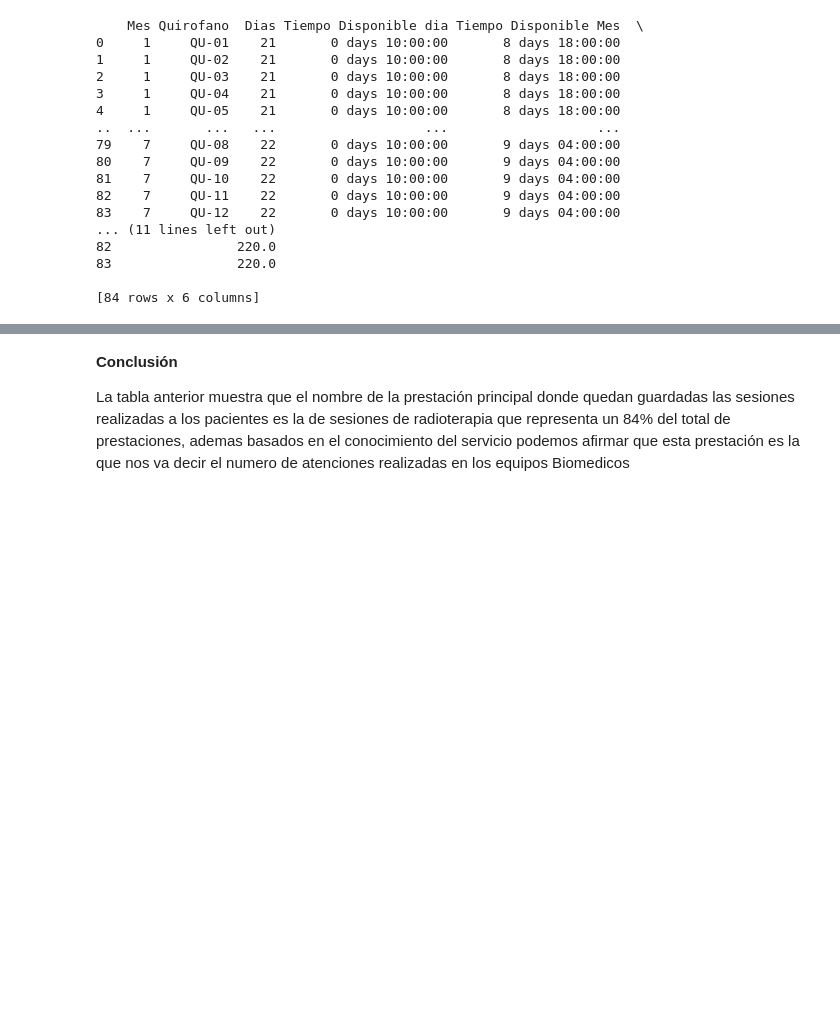
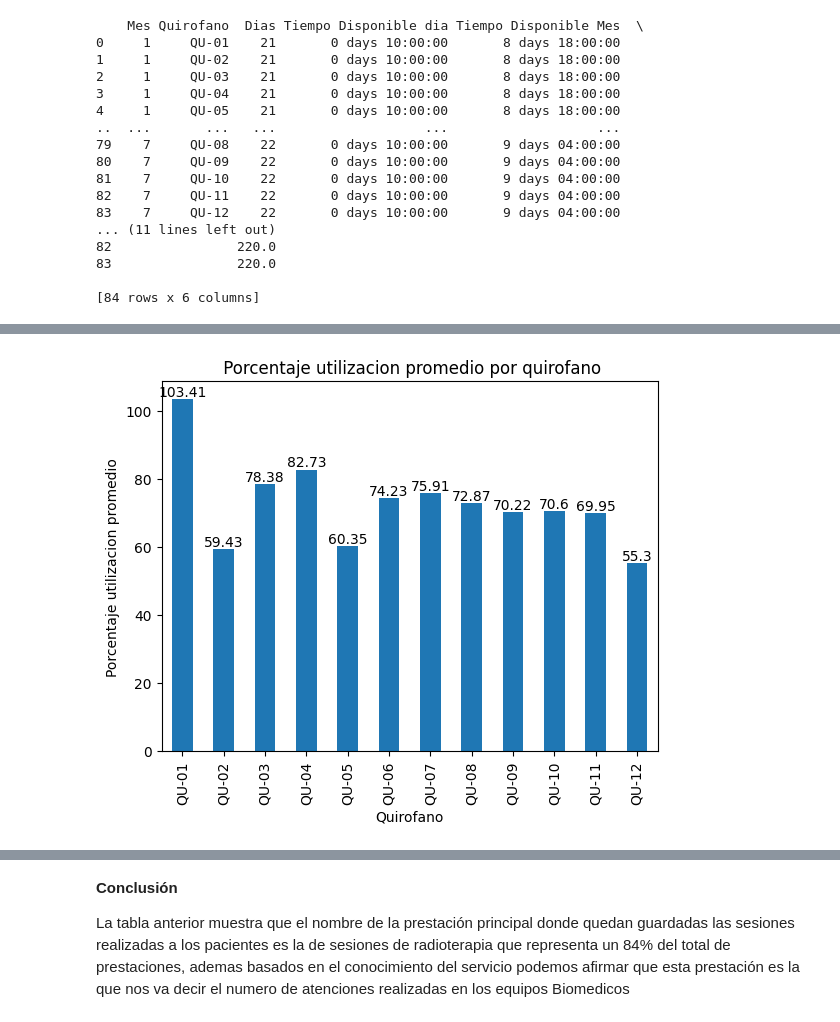
Before and after one commit to DavidD95/Clase_ADA_2024, a Jupyter notebook: Proyecto_ClaseEDA copy.ipynb, the cells around one changed output, grey strips where cells are left out. Cells and saved outputs as stored; diff of their text form; code cells hidden in the pictures; blank space fills up the shorter version.

```diff
--- a/Proyecto_ClaseEDA copy.ipynb
+++ b/Proyecto_ClaseEDA copy.ipynb
@@ -535,3 +592,25 @@ df3
+# %%
+
+# Calcular el porcentaje utilizado promedio por quirofano
+df5 = df3.groupby('Quirofano')['Porcentaje Utilizado'].mean()
+df5
+
+# Create a bar plot of the average percentage used per Quirofano
+df5.plot(kind='bar')
+
+# Set the labels and title
+plt.xlabel('Quirofano')
+plt.ylabel('Porcentaje utilizacion promedio')
+plt.title(' Porcentaje utilizacion promedio por quirofano')
+
+# Add labels to the bars
+for i, value in enumerate(df5):
+    plt.text(i, value, str(round(value, 2)), ha='center', va='bottom')
+
+# Show the plot
+plt.show()
+# %% [output]
+[figure, added]
 # %%
 print ("Numero de procedimientos diferentes =",df['Procedimiento'].nunique())
 
```
Also changed, not shown: parts of 28 cells of this notebook.
